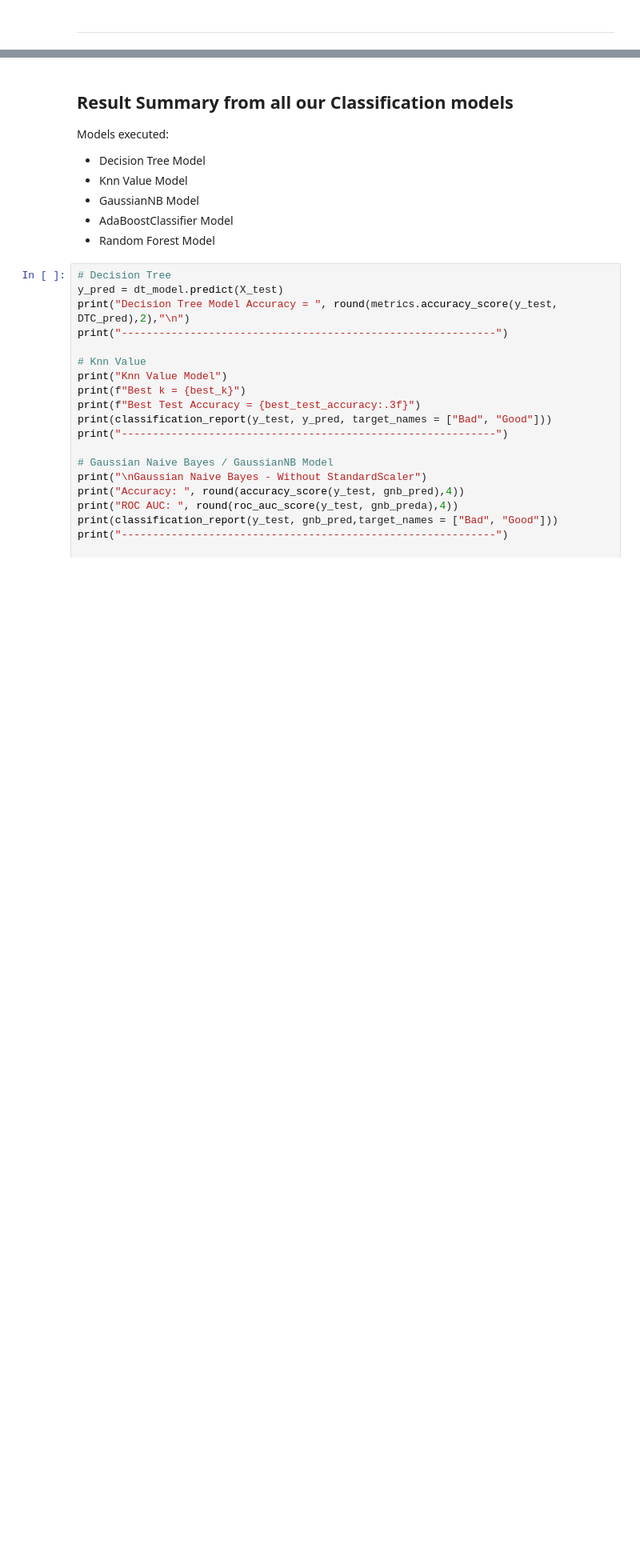
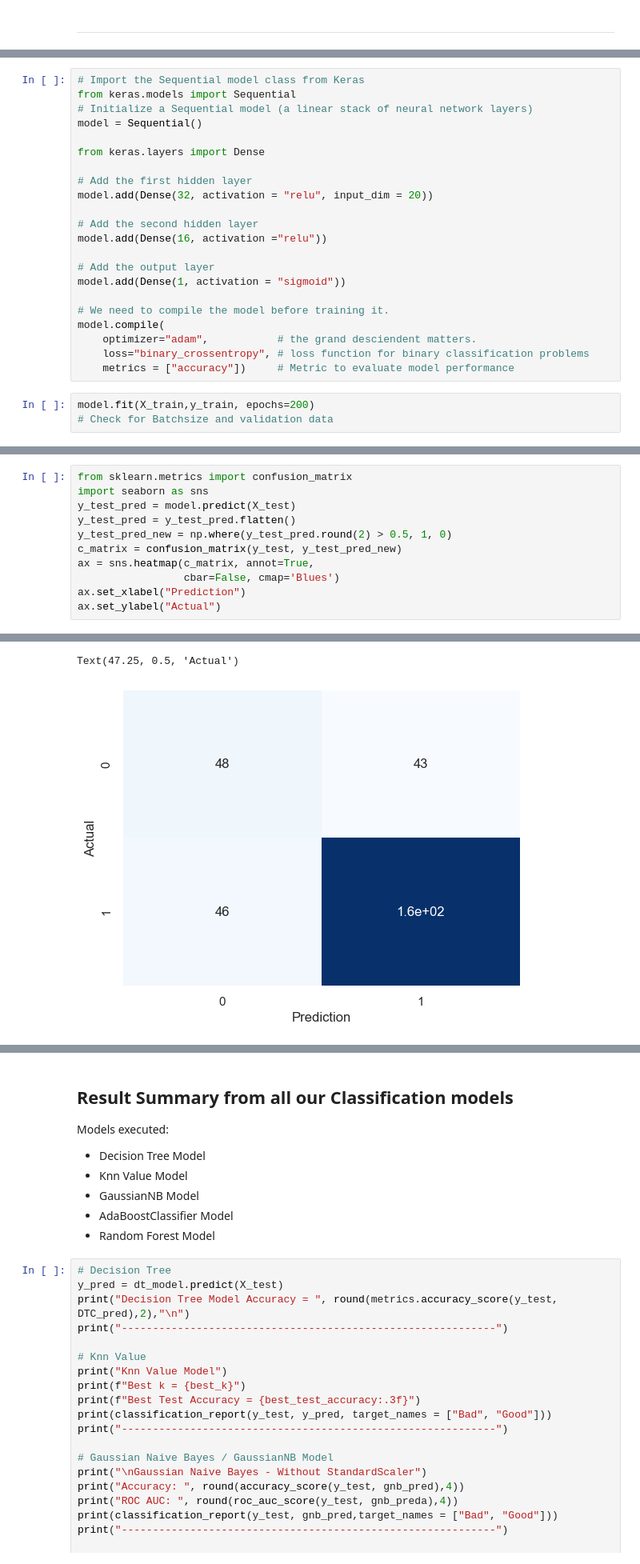
Before and after one commit to LeoTarulli/Credit_Risk_API, a Jupyter notebook: credit_project.ipynb, the cells around one changed output, grey strips where cells are left out. Shown at 80% size. Saved outputs shown, nothing was run; the diff lists cells and outputs as text; blank space fills up the shorter version.

```diff
--- a/credit_project.ipynb
+++ b/credit_project.ipynb
@@ -897,0 +955,25 @@ Matriz de confusión:
+# %%
+# Import the Sequential model class from Keras
+from keras.models import Sequential
+# Initialize a Sequential model (a linear stack of neural network layers)
+model = Sequential()
+
+from keras.layers import Dense
+
+# Add the first hidden layer
+model.add(Dense(32, activation = "relu", input_dim = 20))
+
+# Add the second hidden layer
+model.add(Dense(16, activation ="relu"))
+
+# Add the output layer
+model.add(Dense(1, activation = "sigmoid"))
+
+# We need to compile the model before training it.
+model.compile(
+    optimizer="adam",           # the grand desciendent matters.
+    loss="binary_crossentropy", # loss function for binary classification problems
+    metrics = ["accuracy"])     # Metric to evaluate model performance
+# %%
+model.fit(X_train,y_train, epochs=200)
+# Check for Batchsize and validation data
@@ -897,0 +1009,12 @@ Matriz de confusión:
+# %%
+from sklearn.metrics import confusion_matrix
+import seaborn as sns
+y_test_pred = model.predict(X_test)
+y_test_pred = y_test_pred.flatten()
+y_test_pred_new = np.where(y_test_pred.round(2) > 0.5, 1, 0)
+c_matrix = confusion_matrix(y_test, y_test_pred_new)
+ax = sns.heatmap(c_matrix, annot=True,
+                 cbar=False, cmap='Blues')
+ax.set_xlabel("Prediction")
+ax.set_ylabel("Actual")
+# %% [output]
@@ -897,0 +1022,2 @@ Matriz de confusión:
+Text(47.25, 0.5, 'Actual')
+[figure, added]
```
Also changed, not shown: parts of 19 cells of this notebook.
